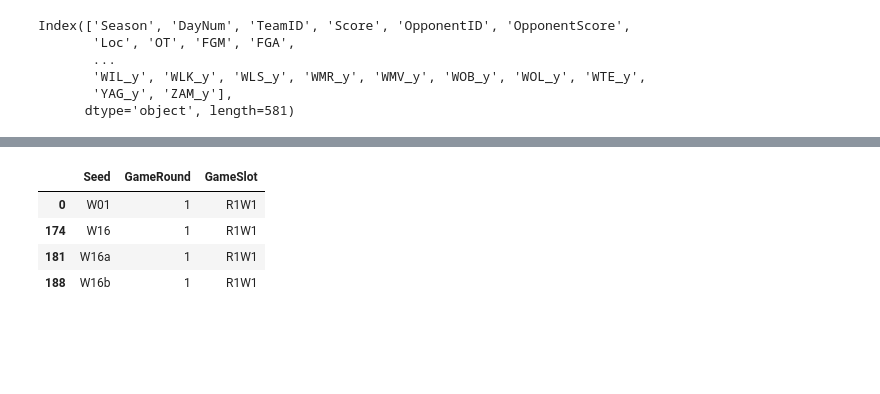
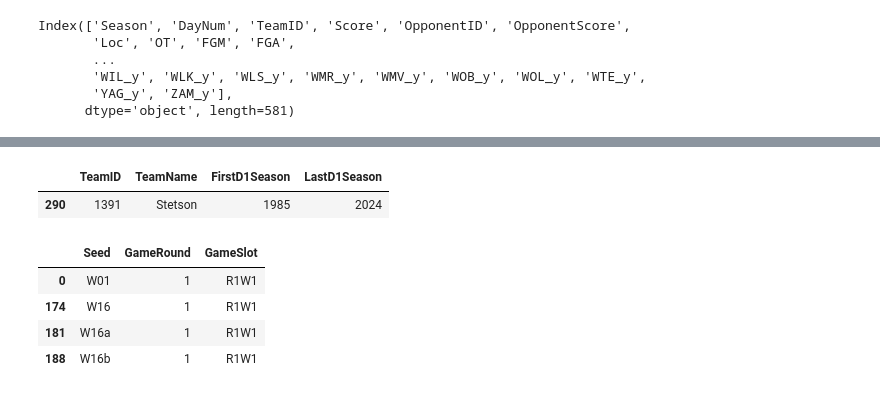
Before and after one commit to jacksonmlukas/marchmadness2024, a Jupyter notebook: neuralnetpredictor.ipynb, the cells around one changed output, grey strips where cells are left out. Drawn from its saved outputs; the diff is of its cells as text; code cells hidden in the pictures; blank space fills up the shorter version.

```diff
--- a/neuralnetpredictor.ipynb
+++ b/neuralnetpredictor.ipynb
@@ -537,3 +579,8 @@ The probability of Team A (ID: 1104) winning against Team B (ID: 1120) is 0.44
+# %%
+teams[teams["TeamName"] == "Stetson"]
+# %% [output]
+|  | TeamID | TeamName | FirstD1Season | LastD1Season |
+| 290 | 1391 | Stetson | 1985 | 2024 |
 # %%
 def predict_game_winner(team_a_id, team_b_id, season, daynum, model, encoder, scaler):
     """
```
Also changed, not shown: parts of 18 cells of this notebook.
